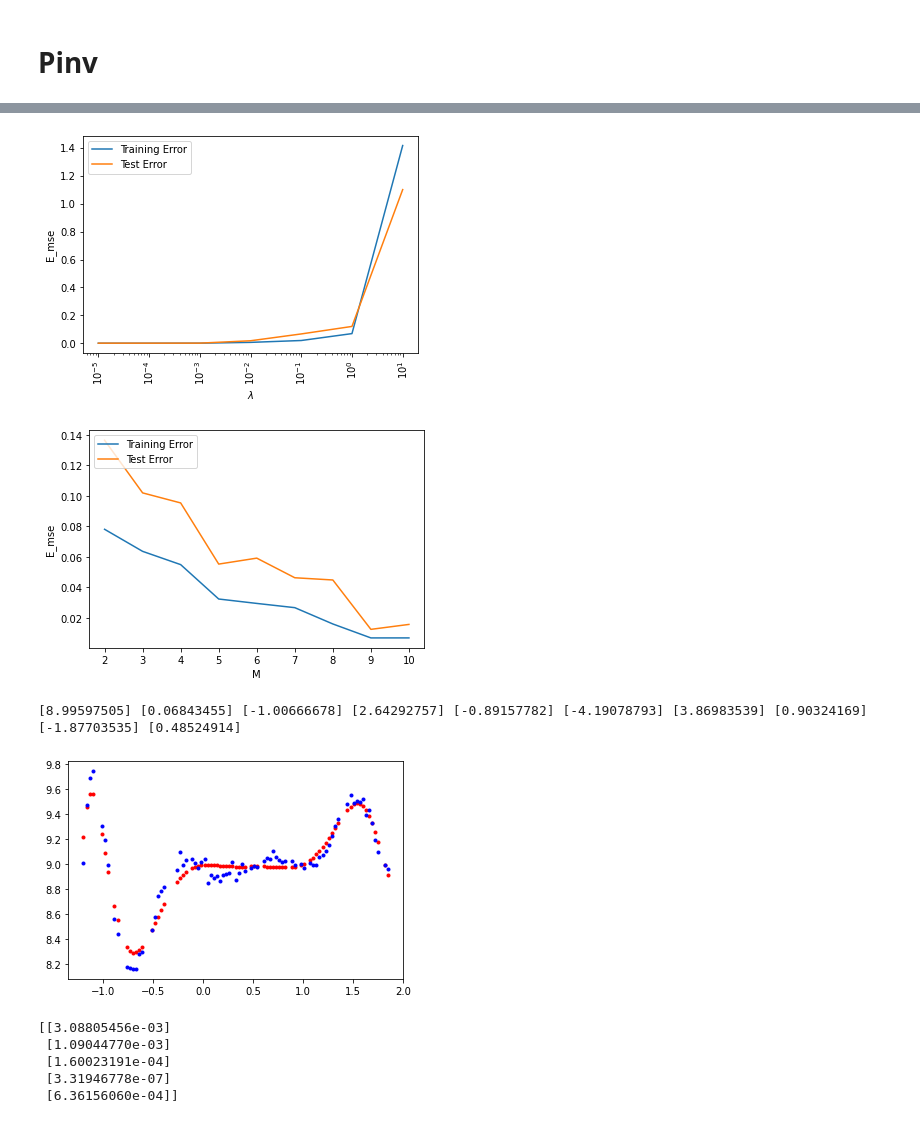
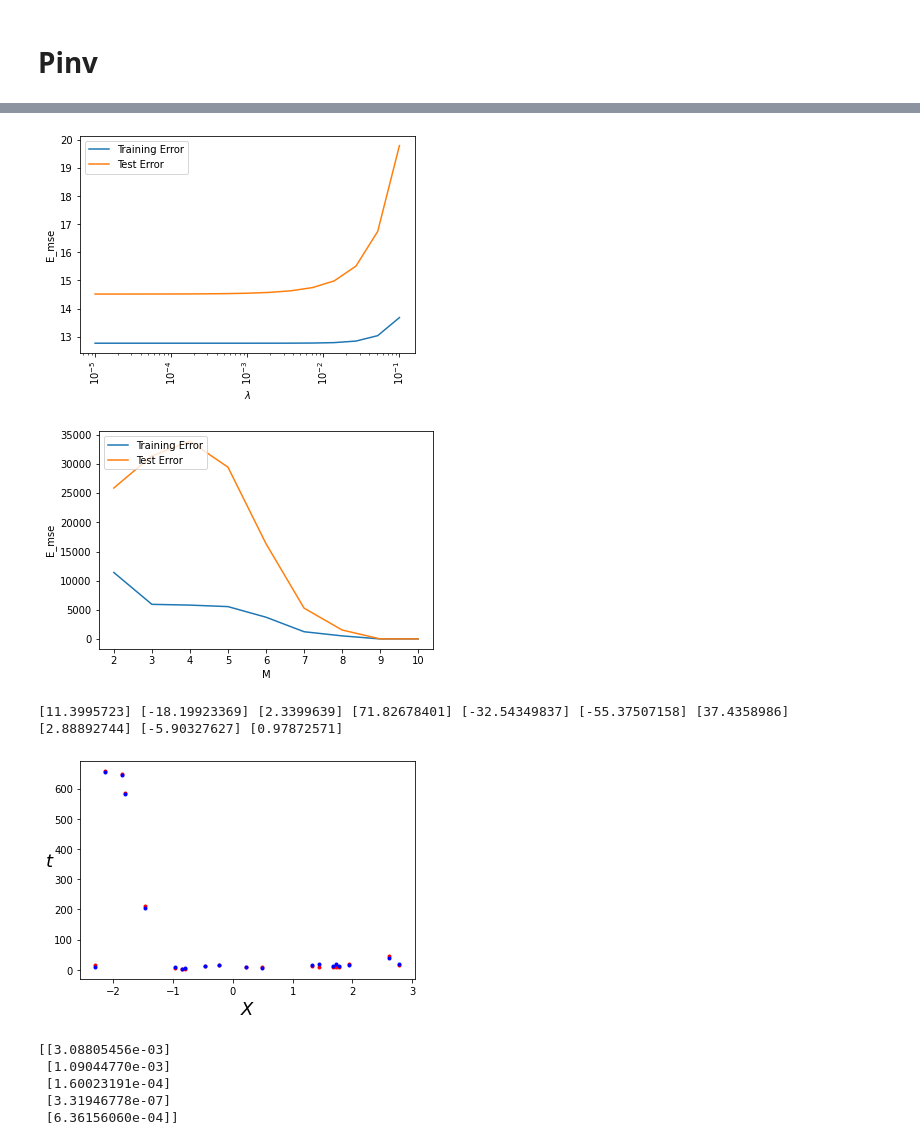
Before and after one commit to V-G-spec/ELL409-IITD-Intro-to-Machine-Learning, a Jupyter notebook: Assignment 1/ReportStuff.ipynb, the cells around one changed output, grey strips where cells are left out. Saved outputs shown, nothing was run; the diff lists cells and outputs as text; code cells hidden in the pictures.

```diff
--- a/Assignment 1/ReportStuff.ipynb
+++ b/Assignment 1/ReportStuff.ipynb
@@ -36,19 +39,5 @@ plt.show()
 # %% [markdown]
 # Pinv
-# %%
-X_b = np.c_[np.ones((100, 1)), X]  # add x0 = 1 to each instance
-theta_best = np.linalg.pinv(X_b).dot(y)
-theta_best
-
-X_new = np.array([[-1.5], [2]])
-X_new_b = np.c_[np.ones((2, 1)), X_new]  # add x0 = 1 to each instance
-y_predict = X_new_b.dot(theta_best)
-y_predict
-
-plt.plot(X_new, y_predict, "r-")
-plt.plot(X, y, "b.")
-# plt.axis([0, 2, 0, 15])
-plt.show()
 # %%
 temp_X_train = train_X
 X_new_train = train_X
@@ -131,7 +128,7 @@ X_new_train = train_X
 temp_X_test = test_X
 X_new_test = test_X
 
-lambs = np.logspace(-5, 1, num=7)
+lambs = np.logspace(-5, -1, num=15)
 
 for m in range(2, 10):
     temp_X_train = temp_X_train*train_X
@@ -164,13 +161,13 @@ plt.plot(lambs, E_rms_train, label="Training Error")
 plt.plot(lambs, E_rms_test, label="Test Error")
 plt.legend(loc="upper left")
 # xticks = np.logspace(-20, -1, num=20)
-plt.xticks(lambs, rotation=90)
+plt.xticks(np.logspace(-5, -1, num=5), rotation=90)
 plt.xlabel("$\lambda$")
 plt.ylabel("E_mse")
-plt.savefig('something for 20.png')
+# plt.savefig('something for 20.png')
 plt.show()
 # %% [output]
-[figure, old version]
+[figure, new version]
 # %%
 temp_X_train = train_X
 X_new_train = train_X
@@ -179,7 +176,7 @@ temp_X_test = test_X
 X_new_test = test_X
 
 # lambs = np.logspace(-5, 1, num=7)
-lamb = 0.01
+lamb = 0.1
 M = np.arange(2, 11, 1)
 E_rms_train = []
 E_rms_test = []
@@ -222,25 +219,38 @@ plt.ylabel("E_mse")
 # plt.savefig('something for 20.png')
 plt.show()
 # %% [output]
-[figure, old version]
+[figure, new version]
 # %%
 X_new_train = train_X
 temp_X_train = train_X
+X_new_test = test_X
+temp_X_test = test_X
 for m in range(2, 10, 1):
     temp_X_train = temp_X_train*train_X
     X_new_train = np.c_[X_new_train, temp_X_train]
+    temp_X_test = temp_X_test*test_X
+    X_new_test = np.c_[X_new_test, temp_X_test]
 
 X_fin_train = np.c_[np.ones((len(X_new_train), 1)), X_new_train]
-
+X_fin_test = np.c_[np.ones((len(X_new_test), 1)), X_new_test]
+lamb=0.1
 theta_best = np.linalg.inv((lamb*np.identity(m+1)) + X_fin_train.T.dot(X_fin_train)).dot(X_fin_train.T).dot(train_y)
 print(*theta_best)
 
-plt.plot(train_X, X_fin_train.dot(theta_best), 'r.')
-plt.plot(train_X, train_y, 'b.')
+# plt.plot(train_X, X_fin_train.dot(theta_best), 'r.')
+# plt.plot(train_X, train_y, 'b.')
+# plt.xlabel("$X$", fontsize=18)
+# plt.ylabel("$t$", rotation=0, fontsize=18)
+# plt.show()
+
+plt.plot(test_X, X_fin_test.dot(theta_best), 'r.')
+plt.plot(test_X, test_y, 'b.')
+plt.xlabel("$X$", fontsize=18)
+plt.ylabel("$t$", rotation=0, fontsize=18)
 plt.show()
 # %% [output]
-[8.99597505] [0.06843455] [-1.00666678] [2.64292757] [-0.89157782] [-4.19078793] [3.86983539] [0.90324169] [-1.87703535] [0.48524914]
+[11.3995723] [-18.19923369] [2.3399639] [71.82678401] [-32.54349837] [-55.37507158] [37.4358986] [2.88892744] [-5.90327627] [0.97872571]
-[figure, old version]
+[figure, new version]
 # %%
 Y_hat = X_fin_train.dot(theta_best)
 YY = train_y - Y_hat
```
Also changed, not shown: parts of 6 cells of this notebook, 10 other files.
